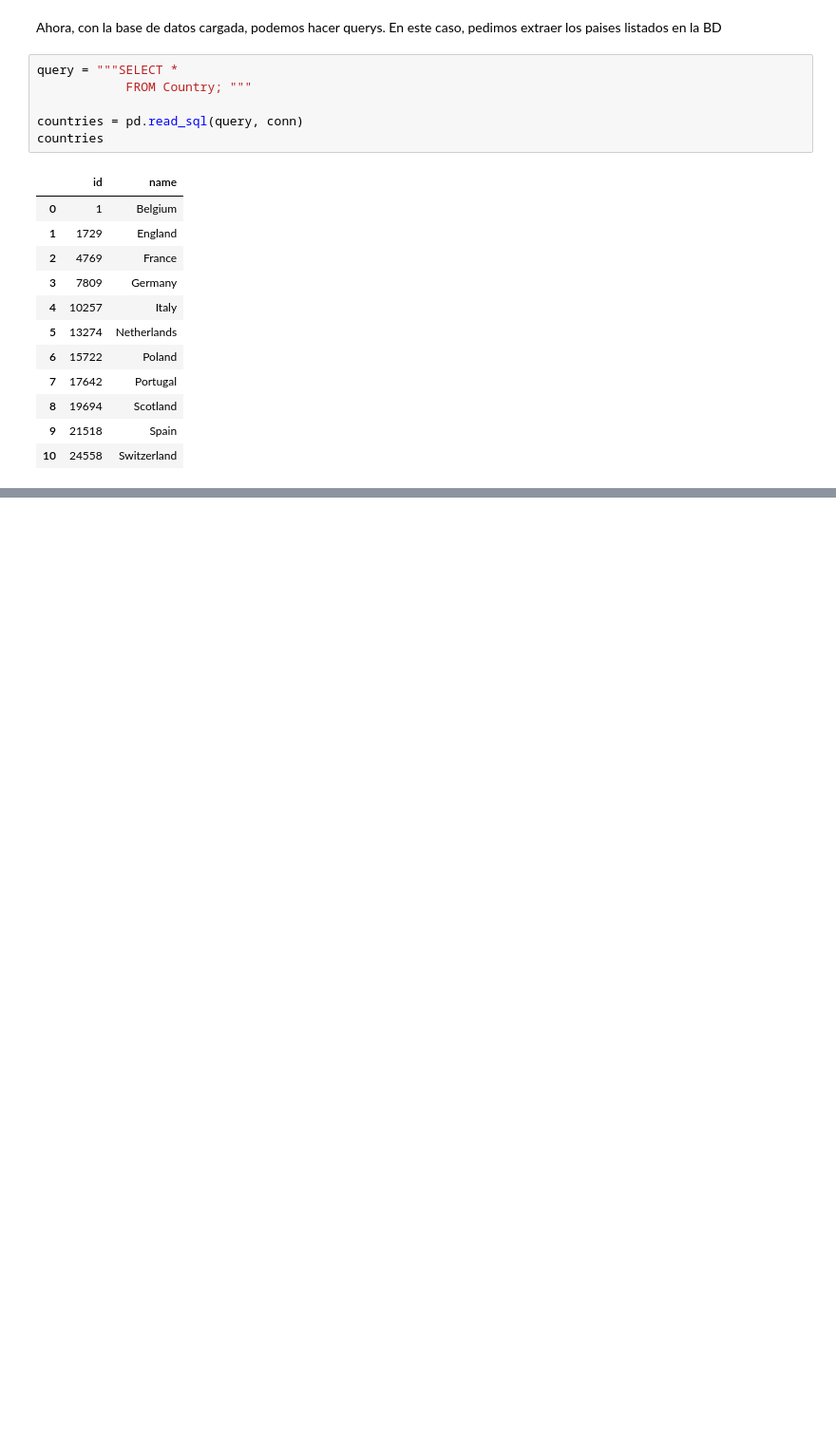
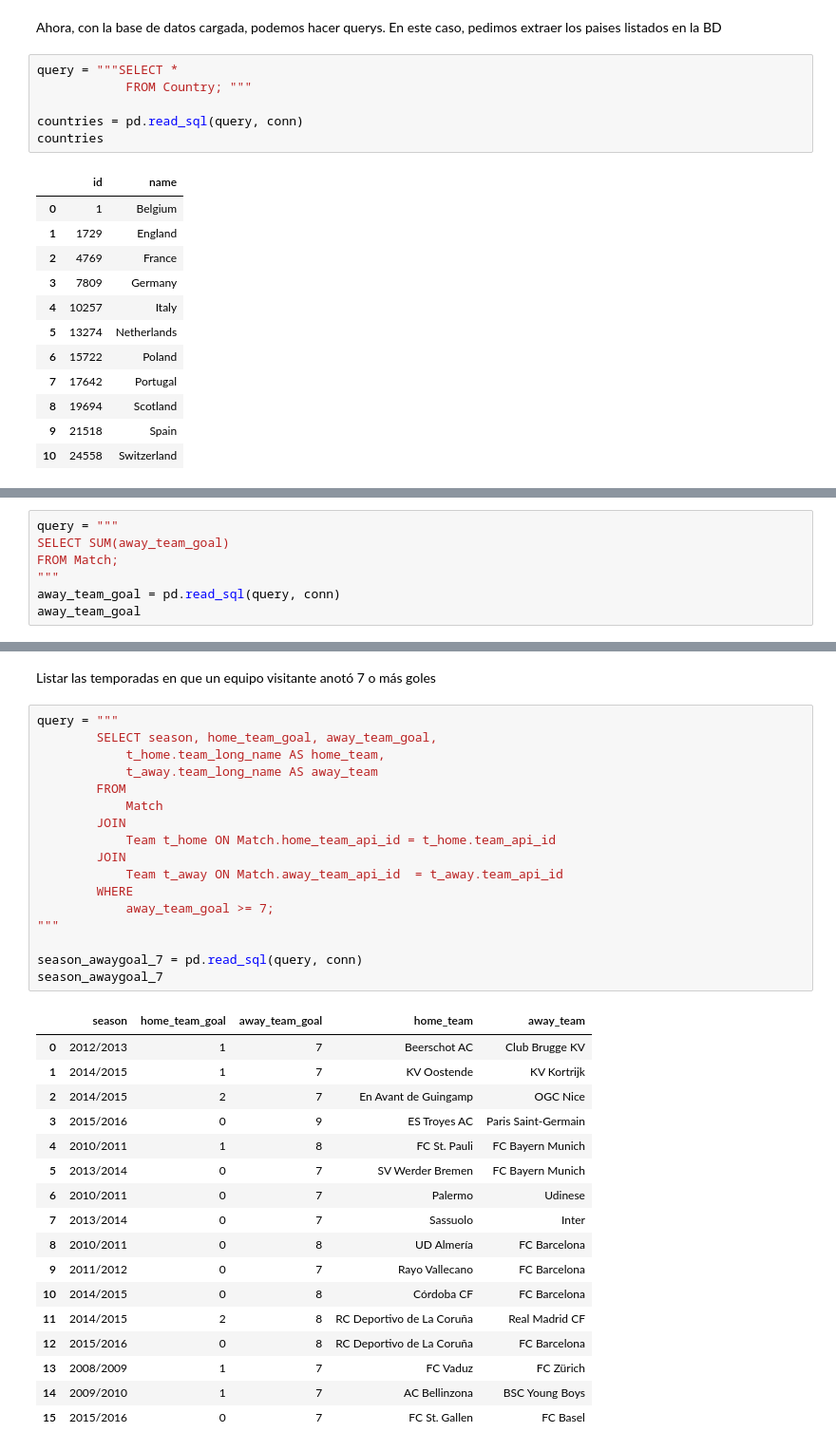
Before and after one commit to DonDairon/Analisis-de-datos, a Jupyter notebook: Taller_SQL.ipynb, the cells around one changed output, grey strips where cells are left out. Shown: that part at 95% size. Cells and saved outputs as stored; diff of their text form; blank space fills up the shorter version.

```diff
--- a/Taller_SQL.ipynb
+++ b/Taller_SQL.ipynb
@@ -48,0 +246,7 @@ countries
+# %%
+query = """
+SELECT SUM(away_team_goal)
+FROM Match;
+"""
+away_team_goal = pd.read_sql(query, conn)
+away_team_goal
@@ -48,0 +329,37 @@ countries
+# %% [markdown]
+Listar las temporadas en que un equipo visitante anotó 7 o más goles
+# %%
+query = """
+        SELECT season, home_team_goal, away_team_goal,
+            t_home.team_long_name AS home_team,
+            t_away.team_long_name AS away_team
+        FROM
+            Match
+        JOIN
+            Team t_home ON Match.home_team_api_id = t_home.team_api_id
+        JOIN
+            Team t_away ON Match.away_team_api_id  = t_away.team_api_id
+        WHERE
+            away_team_goal >= 7;
+"""
+
+season_awaygoal_7 = pd.read_sql(query, conn)
+season_awaygoal_7
+# %% [output]
+|  | season | home_team_goal | away_team_goal | home_team | away_team |
+| 0 | 2012/2013 | 1 | 7 | Beerschot AC | Club Brugge KV |
+| 1 | 2014/2015 | 1 | 7 | KV Oostende | KV Kortrijk |
+| 2 | 2014/2015 | 2 | 7 | En Avant de Guingamp | OGC Nice |
+| 3 | 2015/2016 | 0 | 9 | ES Troyes AC | Paris Saint-Germain |
+| 4 | 2010/2011 | 1 | 8 | FC St. Pauli | FC Bayern Munich |
+| 5 | 2013/2014 | 0 | 7 | SV Werder Bremen | FC Bayern Munich |
+| 6 | 2010/2011 | 0 | 7 | Palermo | Udinese |
+| 7 | 2013/2014 | 0 | 7 | Sassuolo | Inter |
+| 8 | 2010/2011 | 0 | 8 | UD Almería | FC Barcelona |
+| 9 | 2011/2012 | 0 | 7 | Rayo Vallecano | FC Barcelona |
+| 10 | 2014/2015 | 0 | 8 | Córdoba CF | FC Barcelona |
+| 11 | 2014/2015 | 2 | 8 | RC Deportivo de La Coruña | Real Madrid CF |
+| 12 | 2015/2016 | 0 | 8 | RC Deportivo de La Coruña | FC Barcelona |
+| 13 | 2008/2009 | 1 | 7 | FC Vaduz | FC Zürich |
+| 14 | 2009/2010 | 1 | 7 | AC Bellinzona | BSC Young Boys |
+| 15 | 2015/2016 | 0 | 7 | FC St. Gallen | FC Basel |
```
Also changed, not shown: parts of 51 cells of this notebook.
